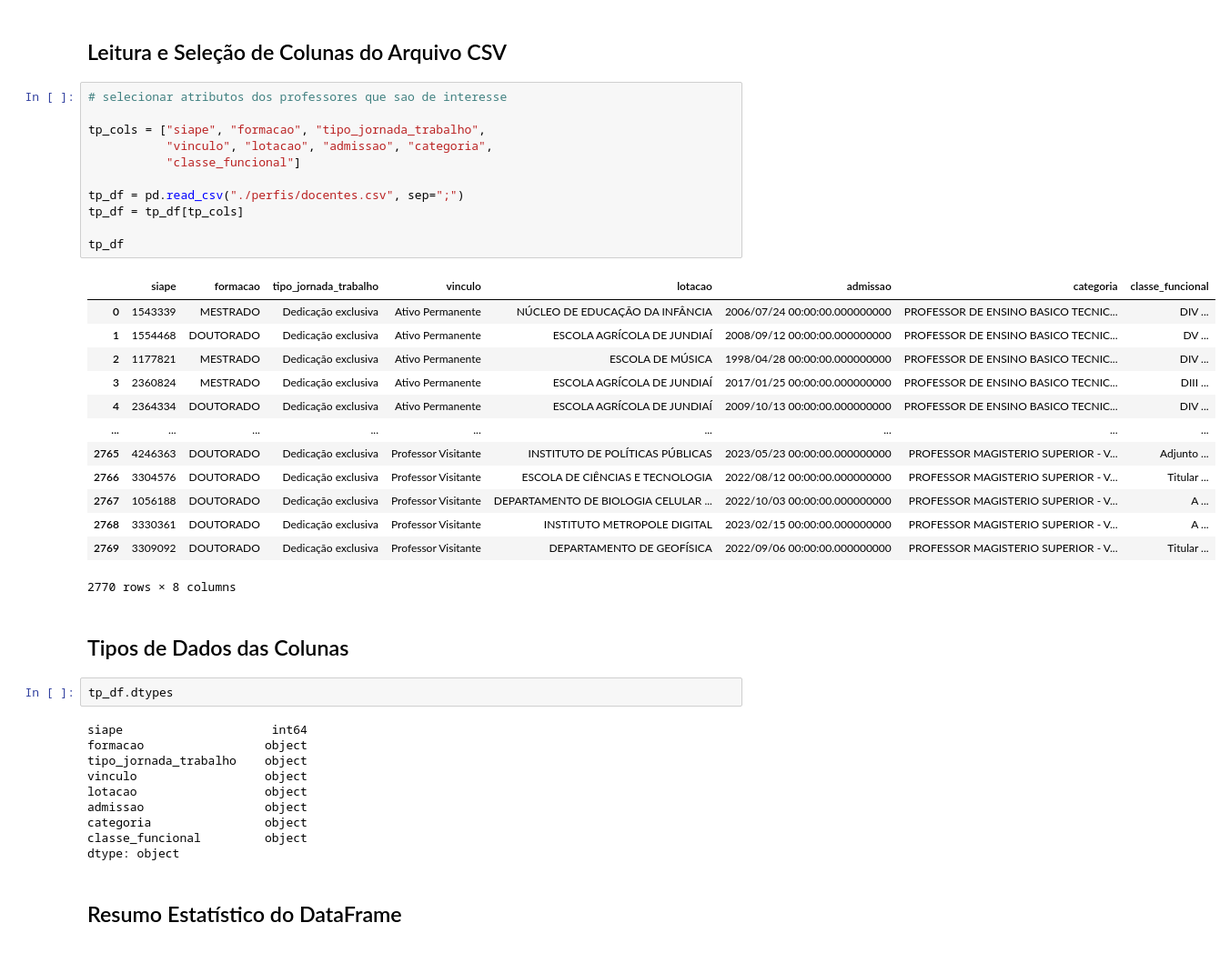
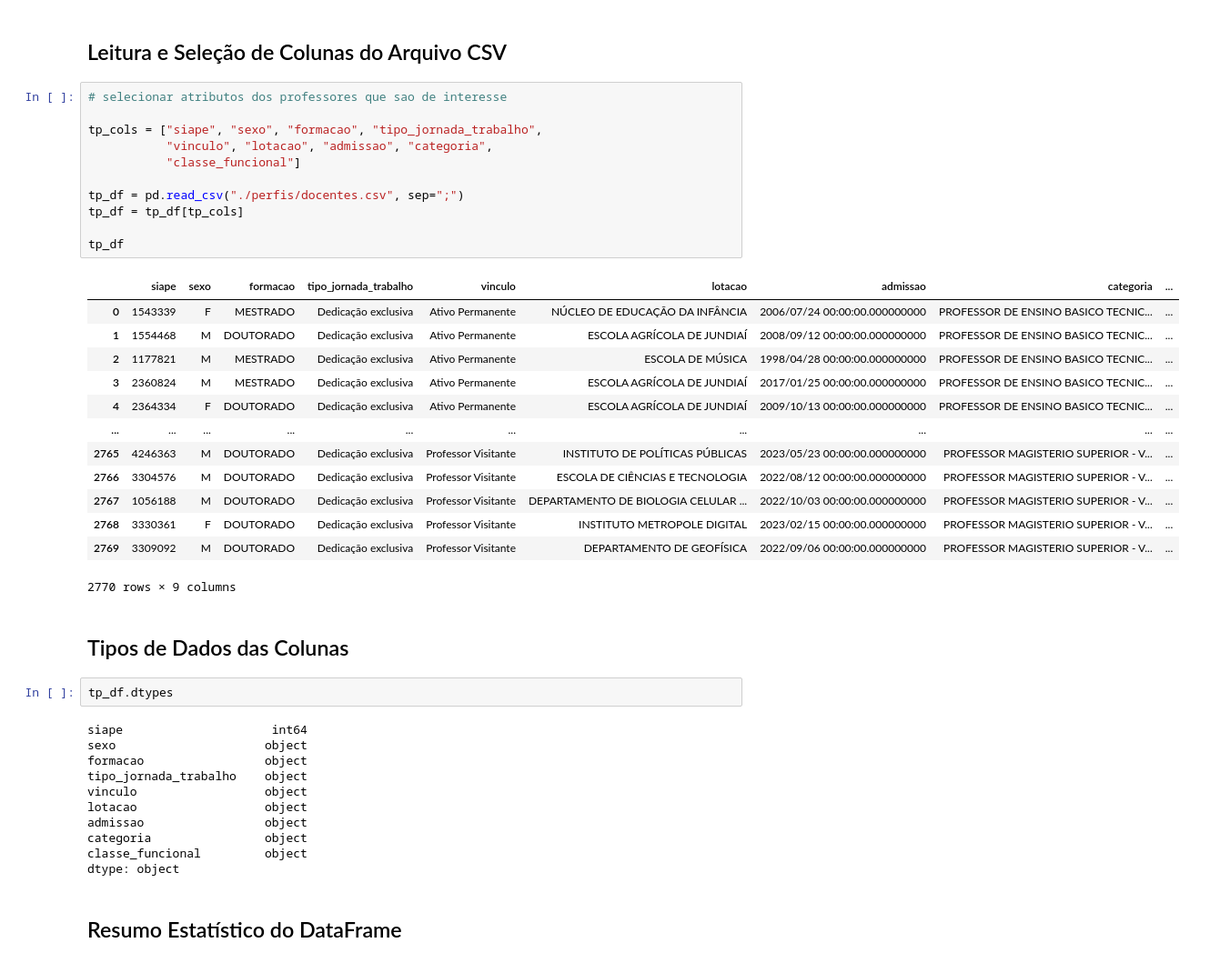
Before and after one commit to Lucas-Morais-Freire/AI, a Jupyter notebook: proj U1/teacher_qualis.ipynb, the cells around one changed output. Shown: that part at 91% size. Drawn from its saved outputs; the diff is of its cells as text.

```diff
--- a/proj U1/teacher_qualis.ipynb
+++ b/proj U1/teacher_qualis.ipynb
@@ -25,34 +25,35 @@ from skopt.space import Real, Integer, Categorical
 # %%
 # selecionar atributos dos professores que sao de interesse
 
-tp_cols = ["siape", "formacao", "tipo_jornada_trabalho",
+tp_cols = ["siape", "sexo", "formacao", "tipo_jornada_trabalho",
            "vinculo", "lotacao", "admissao", "categoria",
            "classe_funcional"]
 
 tp_df = pd.read_csv("./perfis/docentes.csv", sep=";")
 tp_df = tp_df[tp_cols]
 
 tp_df
 # %% [output]
-|  | siape | formacao | tipo_jornada_trabalho | vinculo | lotacao | admissao | categoria | classe_funcional |
-| 0 | 1543339 | MESTRADO | Dedicação exclusiva | Ativo Permanente | NÚCLEO DE EDUCAÇÃO DA INFÂNCIA | 2006/07/24 00:00:00.000000000 | PROFESSOR DE ENSINO BASICO TECNIC... | DIV ... |
-| 1 | 1554468 | DOUTORADO | Dedicação exclusiva | Ativo Permanente | ESCOLA AGRÍCOLA DE JUNDIAÍ | 2008/09/12 00:00:00.000000000 | PROFESSOR DE ENSINO BASICO TECNIC... | DV ... |
-| 2 | 1177821 | MESTRADO | Dedicação exclusiva | Ativo Permanente | ESCOLA DE MÚSICA | 1998/04/28 00:00:00.000000000 | PROFESSOR DE ENSINO BASICO TECNIC... | DIV ... |
-| 3 | 2360824 | MESTRADO | Dedicação exclusiva | Ativo Permanente | ESCOLA AGRÍCOLA DE JUNDIAÍ | 2017/01/25 00:00:00.000000000 | PROFESSOR DE ENSINO BASICO TECNIC... | DIII ... |
-| 4 | 2364334 | DOUTORADO | Dedicação exclusiva | Ativo Permanente | ESCOLA AGRÍCOLA DE JUNDIAÍ | 2009/10/13 00:00:00.000000000 | PROFESSOR DE ENSINO BASICO TECNIC... | DIV ... |
-| ... | ... | ... | ... | ... | ... | ... | ... | ... |
-| 2765 | 4246363 | DOUTORADO | Dedicação exclusiva | Professor Visitante | INSTITUTO DE POLÍTICAS PÚBLICAS | 2023/05/23 00:00:00.000000000 | PROFESSOR MAGISTERIO SUPERIOR - V... | Adjunto ... |
-| 2766 | 3304576 | DOUTORADO | Dedicação exclusiva | Professor Visitante | ESCOLA DE CIÊNCIAS E TECNOLOGIA | 2022/08/12 00:00:00.000000000 | PROFESSOR MAGISTERIO SUPERIOR - V... | Titular ... |
-| 2767 | 1056188 | DOUTORADO | Dedicação exclusiva | Professor Visitante | DEPARTAMENTO DE BIOLOGIA CELULAR ... | 2022/10/03 00:00:00.000000000 | PROFESSOR MAGISTERIO SUPERIOR - V... | A ... |
-| 2768 | 3330361 | DOUTORADO | Dedicação exclusiva | Professor Visitante | INSTITUTO METROPOLE DIGITAL | 2023/02/15 00:00:00.000000000 | PROFESSOR MAGISTERIO SUPERIOR - V... | A ... |
-| 2769 | 3309092 | DOUTORADO | Dedicação exclusiva | Professor Visitante | DEPARTAMENTO DE GEOFÍSICA | 2022/09/06 00:00:00.000000000 | PROFESSOR MAGISTERIO SUPERIOR - V... | Titular ... |
+|  | siape | sexo | formacao | tipo_jornada_trabalho | vinculo | lotacao | admissao | categoria | ... |
+| 0 | 1543339 | F | MESTRADO | Dedicação exclusiva | Ativo Permanente | NÚCLEO DE EDUCAÇÃO DA INFÂNCIA | 2006/07/24 00:00:00.000000000 | PROFESSOR DE ENSINO BASICO TECNIC... | ... |
+| 1 | 1554468 | M | DOUTORADO | Dedicação exclusiva | Ativo Permanente | ESCOLA AGRÍCOLA DE JUNDIAÍ | 2008/09/12 00:00:00.000000000 | PROFESSOR DE ENSINO BASICO TECNIC... | ... |
+| 2 | 1177821 | M | MESTRADO | Dedicação exclusiva | Ativo Permanente | ESCOLA DE MÚSICA | 1998/04/28 00:00:00.000000000 | PROFESSOR DE ENSINO BASICO TECNIC... | ... |
+| 3 | 2360824 | M | MESTRADO | Dedicação exclusiva | Ativo Permanente | ESCOLA AGRÍCOLA DE JUNDIAÍ | 2017/01/25 00:00:00.000000000 | PROFESSOR DE ENSINO BASICO TECNIC... | ... |
+| 4 | 2364334 | F | DOUTORADO | Dedicação exclusiva | Ativo Permanente | ESCOLA AGRÍCOLA DE JUNDIAÍ | 2009/10/13 00:00:00.000000000 | PROFESSOR DE ENSINO BASICO TECNIC... | ... |
+| ... | ... | ... | ... | ... | ... | ... | ... | ... | ... |
+| 2765 | 4246363 | M | DOUTORADO | Dedicação exclusiva | Professor Visitante | INSTITUTO DE POLÍTICAS PÚBLICAS | 2023/05/23 00:00:00.000000000 | PROFESSOR MAGISTERIO SUPERIOR - V... | ... |
+| 2766 | 3304576 | M | DOUTORADO | Dedicação exclusiva | Professor Visitante | ESCOLA DE CIÊNCIAS E TECNOLOGIA | 2022/08/12 00:00:00.000000000 | PROFESSOR MAGISTERIO SUPERIOR - V... | ... |
+| 2767 | 1056188 | M | DOUTORADO | Dedicação exclusiva | Professor Visitante | DEPARTAMENTO DE BIOLOGIA CELULAR ... | 2022/10/03 00:00:00.000000000 | PROFESSOR MAGISTERIO SUPERIOR - V... | ... |
+| 2768 | 3330361 | F | DOUTORADO | Dedicação exclusiva | Professor Visitante | INSTITUTO METROPOLE DIGITAL | 2023/02/15 00:00:00.000000000 | PROFESSOR MAGISTERIO SUPERIOR - V... | ... |
+| 2769 | 3309092 | M | DOUTORADO | Dedicação exclusiva | Professor Visitante | DEPARTAMENTO DE GEOFÍSICA | 2022/09/06 00:00:00.000000000 | PROFESSOR MAGISTERIO SUPERIOR - V... | ... |
-2770 rows × 8 columns
+2770 rows × 9 columns
 # %% [markdown]
 ## Tipos de Dados das Colunas
 # %%
 tp_df.dtypes
 # %% [output]
 siape                     int64
+sexo                     object
 formacao                 object
 tipo_jornada_trabalho    object
 vinculo                  object
```
Also changed, not shown: parts of 18 cells of this notebook.
